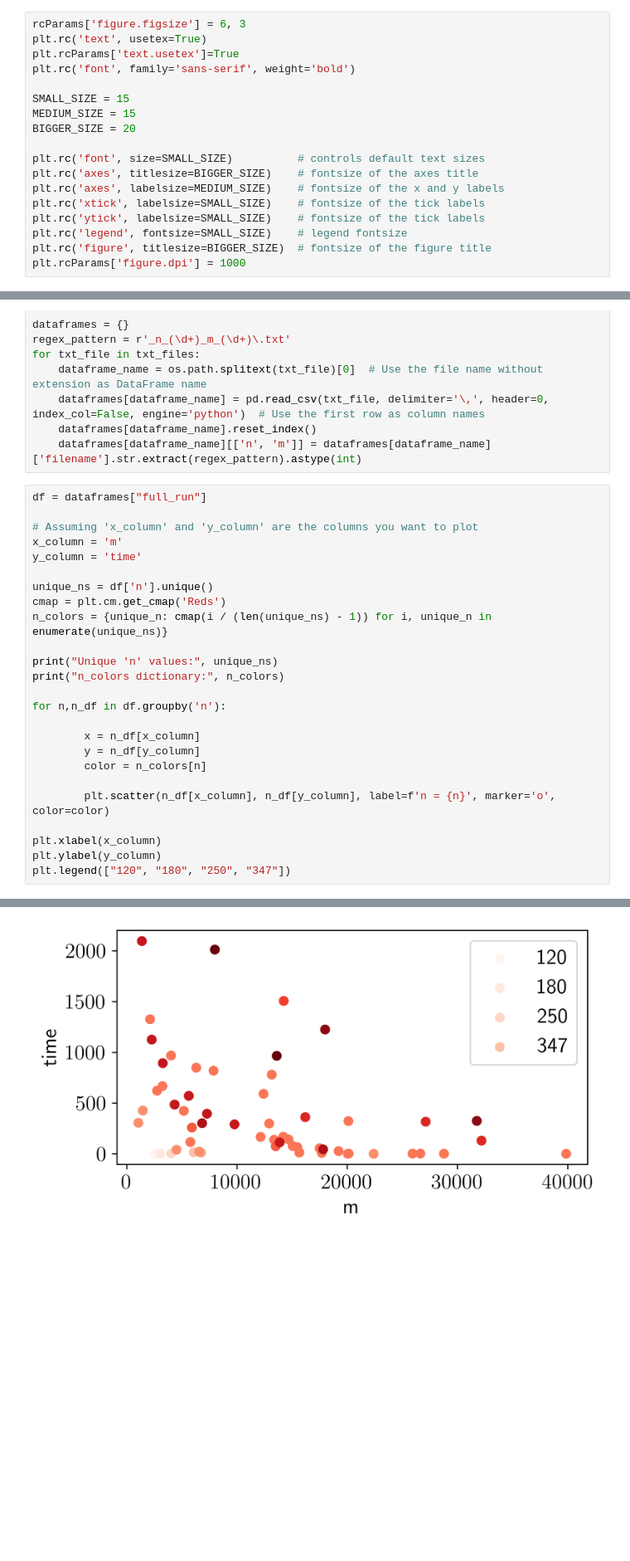
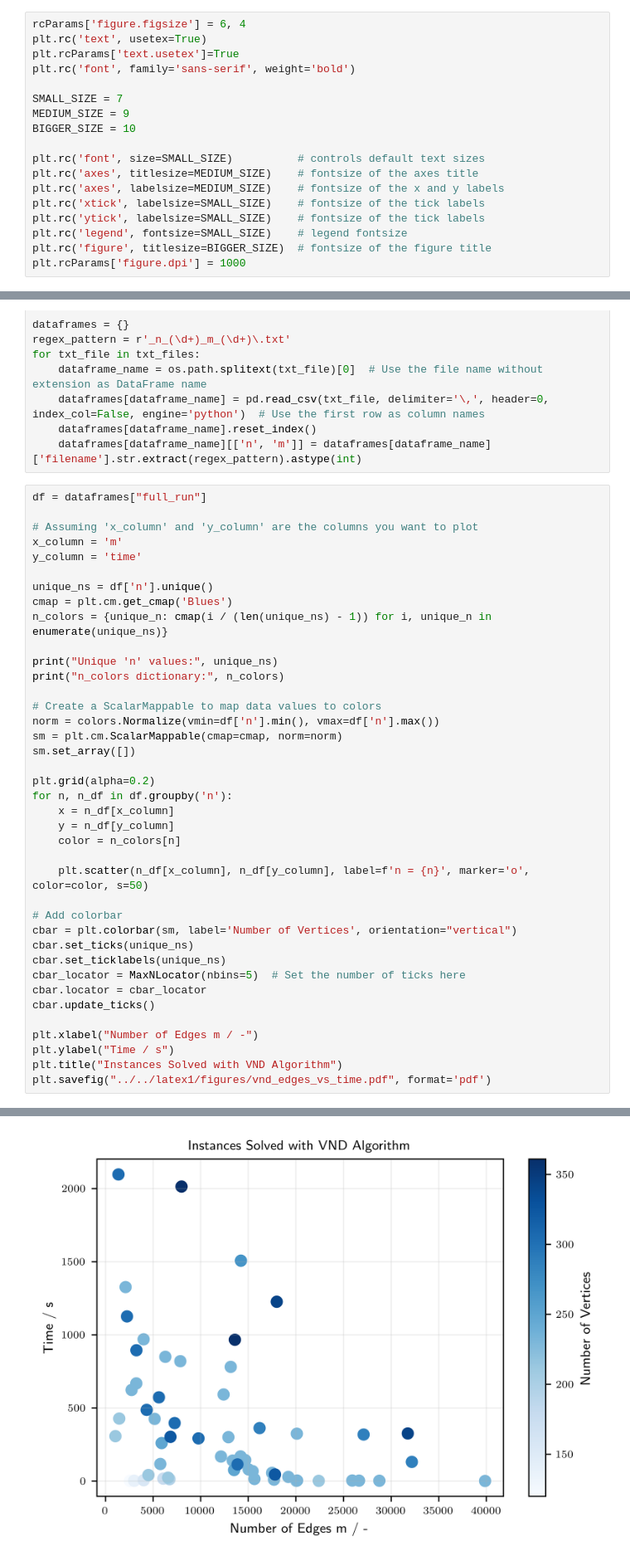
Before and after one commit to tellocam/HeuristicOptimization, a Jupyter notebook: ProgEx1/data/results/results_plots.ipynb, the cells around one changed output, grey strips where cells are left out. Shown: that part at 83% size. Saved outputs shown, nothing was run; the diff lists cells and outputs as text; blank space fills up the shorter version.

Commit message:
produced some neat plots, more to go tough..

```diff
--- a/ProgEx1/data/results/results_plots.ipynb
+++ b/ProgEx1/data/results/results_plots.ipynb
@@ -10,17 +13,17 @@ save_figures_to_latex = False
 figures_path = '../../latex1/figures'     # to change if notebook is used in future exercises
 folder_path = 'results' # sufficient to be folder name since its in the same folder
 # %%
-rcParams['figure.figsize'] = 6, 3
+rcParams['figure.figsize'] = 6, 4
 plt.rc('text', usetex=True)
 plt.rcParams['text.usetex']=True
 plt.rc('font', family='sans-serif', weight='bold')
 
-SMALL_SIZE = 15
-MEDIUM_SIZE = 15
-BIGGER_SIZE = 20
+SMALL_SIZE = 7
+MEDIUM_SIZE = 9
+BIGGER_SIZE = 10
 
 plt.rc('font', size=SMALL_SIZE)          # controls default text sizes
-plt.rc('axes', titlesize=BIGGER_SIZE)    # fontsize of the axes title
+plt.rc('axes', titlesize=MEDIUM_SIZE)    # fontsize of the axes title
 plt.rc('axes', labelsize=MEDIUM_SIZE)    # fontsize of the x and y labels
 plt.rc('xtick', labelsize=SMALL_SIZE)    # fontsize of the tick labels
 plt.rc('ytick', labelsize=SMALL_SIZE)    # fontsize of the tick labels
@@ -48,22 +51,36 @@ x_column = 'm'
 y_column = 'time'
 
 unique_ns = df['n'].unique()
-cmap = plt.cm.get_cmap('Reds')
+cmap = plt.cm.get_cmap('Blues')
 n_colors = {unique_n: cmap(i / (len(unique_ns) - 1)) for i, unique_n in enumerate(unique_ns)}
 
 print("Unique 'n' values:", unique_ns)
 print("n_colors dictionary:", n_colors)
 
-for n,n_df in df.groupby('n'):
+# Create a ScalarMappable to map data values to colors
+norm = colors.Normalize(vmin=df['n'].min(), vmax=df['n'].max())
+sm = plt.cm.ScalarMappable(cmap=cmap, norm=norm)
+sm.set_array([])
 
-        x = n_df[x_column]
-        y = n_df[y_column]
-        color = n_colors[n]
+plt.grid(alpha=0.2)
+for n, n_df in df.groupby('n'):
+    x = n_df[x_column]
+    y = n_df[y_column]
+    color = n_colors[n]
 
-        plt.scatter(n_df[x_column], n_df[y_column], label=f'n = {n}', marker='o', color=color)
+    plt.scatter(n_df[x_column], n_df[y_column], label=f'n = {n}', marker='o', color=color, s=50)
 
-plt.xlabel(x_column)
-plt.ylabel(y_column)
-plt.legend(["120", "180", "250", "347"])
+# Add colorbar
+cbar = plt.colorbar(sm, label='Number of Vertices', orientation="vertical")
+cbar.set_ticks(unique_ns)
+cbar.set_ticklabels(unique_ns)
+cbar_locator = MaxNLocator(nbins=5)  # Set the number of ticks here
+cbar.locator = cbar_locator
+cbar.update_ticks()
+
+plt.xlabel("Number of Edges m / -")
+plt.ylabel("Time / s")
+plt.title("Instances Solved with VND Algorithm")
+plt.savefig("../../latex1/figures/vnd_edges_vs_time.pdf", format='pdf')
 # %% [output]
 Unique 'n' values: [120 140 160 180 200 250 300 320 322 329 330 345 347 361]
@@ -72 +88 @@ n_colors dictionary: {120: (1.0, 0.9607843137254902, 0.9411764705882353, 1.0), 1
-[figure, old version]
+[figure, new version]
```
Also changed, not shown: parts of 3 cells of this notebook, 4 other files.
